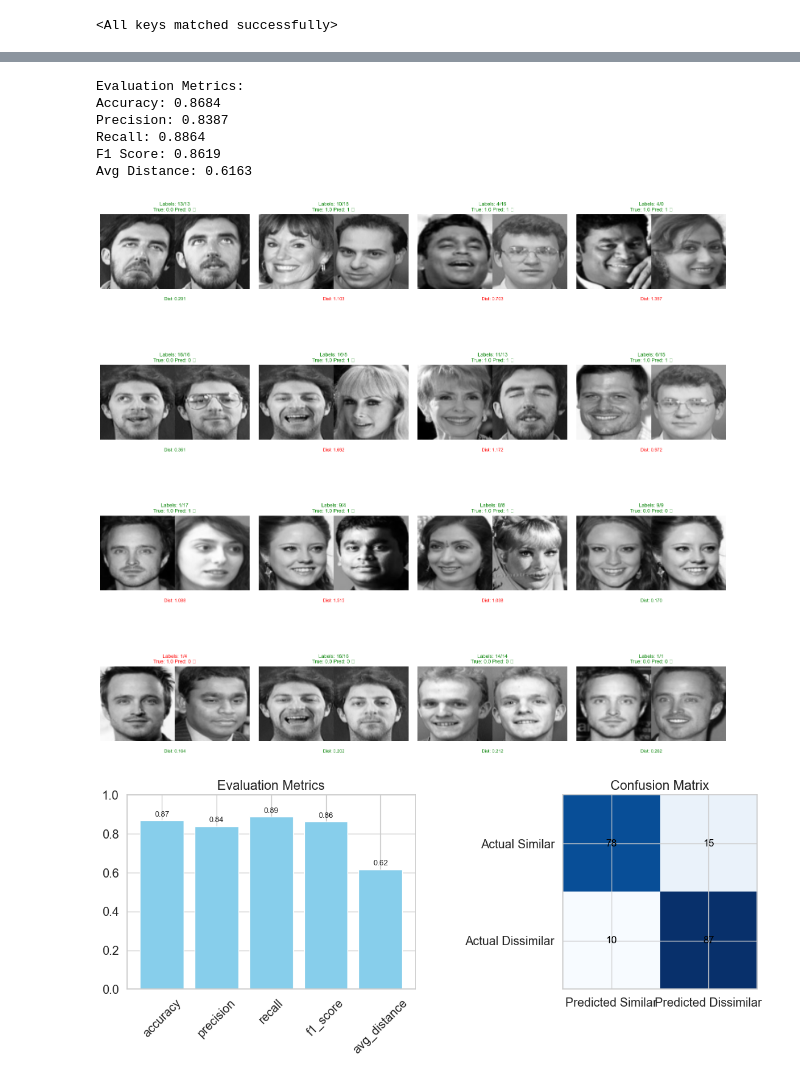
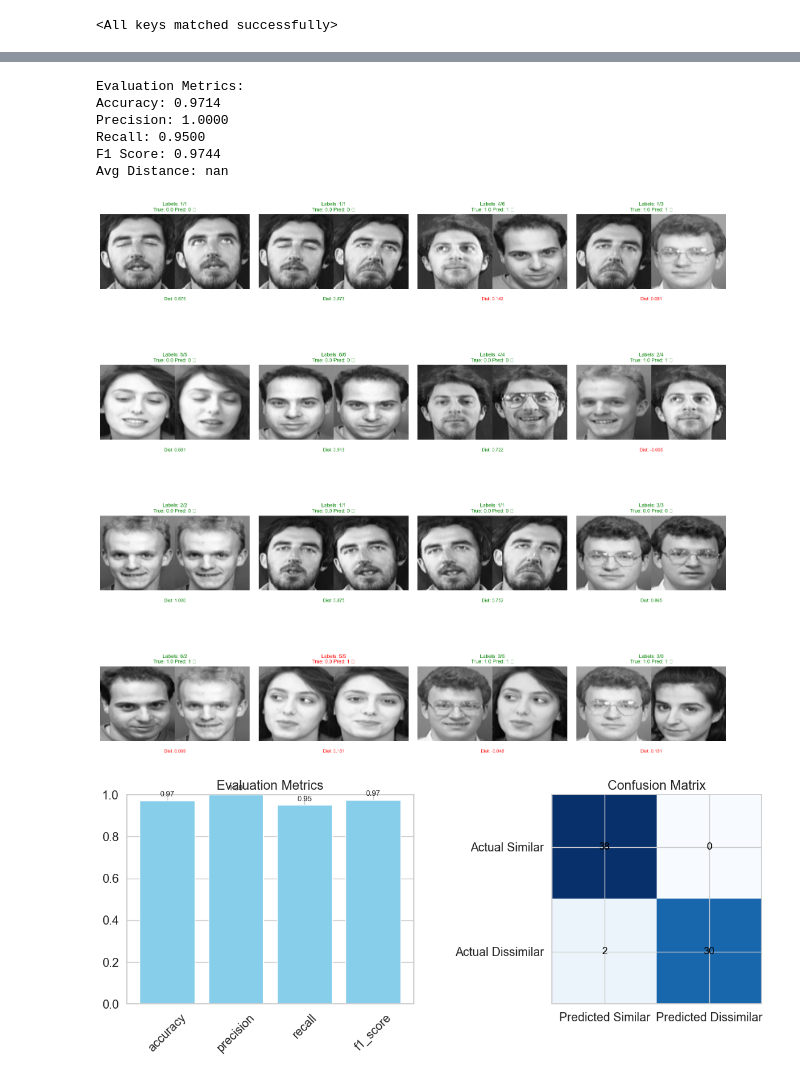
Before and after one commit to armanniaruhi/RAML, a Jupyter notebook: arcface_evaluate.ipynb, the cells around one changed output, grey strips where cells are left out. Saved outputs shown, nothing was run; the diff lists cells and outputs as text; code cells hidden in the pictures.

```diff
--- a/arcface_evaluate.ipynb
+++ b/arcface_evaluate.ipynb
@@ -78,7 +78,7 @@ class SiameseNetworkDataset(Dataset):
 import torch
 import torch.nn as nn
 from torchvision.models import resnet18
-import torch.functional as F
+
 class SiameseNetwork(nn.Module):
     def __init__(self):
         super(SiameseNetwork, self).__init__()
@@ -97,6 +97,8 @@ class SiameseNetwork(nn.Module):
             nn.Linear(1024, 256),
         )
 
+        self.bn = nn.BatchNorm1d(256)
+
     def forward_once(self, x):
         # Forward pass through ResNet18
         output = self.cnn1(x)
@@ -104,19 +106,18 @@ class SiameseNetwork(nn.Module):
         output = output.view(output.size()[0], -1)
         # Forward pass through custom FC layers
         output = self.fc1(output)
+        output = self.bn(output)
         return output
 
     def forward(self, input1, input2):
         # Forward pass for both inputs
         output1 = self.forward_once(input1)
         output2 = self.forward_once(input2)
-        #output1 = F.normalize(output1, p=2, dim=1)
-        #output2 = F.normalize(output2, p=2, dim=1)
         return output1, output2
 # %%
 # Initialize model and load weights
 net = SiameseNetwork().to(DEVICE)
-net.load_state_dict(torch.load("best_model_overall.pt", map_location=DEVICE))
+net.load_state_dict(torch.load("models_histogram/best_model_overall.pt", map_location=DEVICE))
 # %% [output]
 <All keys matched successfully>
 # %%
@@ -188,8 +189,8 @@ for key in class_to_embeddings:
 intra_dists = []
 for emb_list in class_to_embeddings.values():
     for i, j in combinations(range(len(emb_list)), 2):
-        dist = F.pairwise_distance(emb_list[i].unsqueeze(0), emb_list[j].unsqueeze(0))
-        #dist = F.cosine_similarity(emb_list[i].unsqueeze(0), emb_list[j].unsqueeze(0))
+        #dist = F.pairwise_distance(emb_list[i].unsqueeze(0), emb_list[j].unsqueeze(0))
+        dist = F.cosine_similarity(emb_list[i].unsqueeze(0), emb_list[j].unsqueeze(0))
         intra_dists.append(dist.item())
 
 # Compute inter-class distances
@@ -363,17 +365,14 @@ def evaluate_siamese_model(model, dataloader, distance_threshold=0.5):
 
             # Get embeddings and distances
             emb1, emb2 = model(img1, img2)
-            euclidean_dist = F.pairwise_distance(emb1, emb2)
 
             # Convert to numpy
-            euclidean_dist = euclidean_dist.cpu().numpy()
-            #euclidean_dist = F.cosine_similarity(emb1, emb2).cpu().numpy()
+            euclidean_dist = F.cosine_similarity(emb1, emb2).cpu().numpy()
             labels = label.cpu().numpy()
-
             # Update metrics
             for i in range(len(labels)):
                 total_samples += 1
-                pred = 0 if euclidean_dist[i] <= distance_threshold else 1
+                pred = 0 if euclidean_dist[i] >= distance_threshold else 1
                 true_label = labels[i]
 
                 if pred == 0 and true_label == 0:
@@ -384,8 +383,6 @@ def evaluate_siamese_model(model, dataloader, distance_threshold=0.5):
                     true_negatives += 1
                 else:
                     false_negatives += 1
-
-                distances.append(euclidean_dist[i])
 
     # Calculate metrics
     accuracy = (true_positives + true_negatives) / total_samples
@@ -419,9 +416,8 @@ def plot_samples_with_metrics(test_loader, model, n_samples=8, n_cols=4, distanc
 
         # Get embeddings and distance
         emb1, emb2 = get_embeddings(model, img1.to(DEVICE), img2.to(DEVICE))
-        euclid = F.pairwise_distance(emb1, emb2).mean().item()
-        #euclid = F.cosine_similarity(emb1, emb2).mean().item()
-        pred = 0 if euclid <= distance_threshold else 1
+        euclid = F.cosine_similarity(emb1, emb2).item()
+        pred = 0 if euclid >= distance_threshold else 1
 
         # Prepare image
         img1_gray = img1[0].cpu().mean(dim=0, keepdim=True)
@@ -455,39 +451,39 @@ def plot_samples_with_metrics(test_loader, model, n_samples=8, n_cols=4, distanc
             correct = "✓" if pred == true_label else "✗"
             title_color = "green" if correct == "✓" else "red"
 
             ax.set_title(f"Labels: {lbl1}/{lbl2}\nTrue: {true_label} Pred: {pred} {correct}",
                         fontsize=9, color=title_color)
 
             # Distance info
-            dist_color = "green" if euclid <= distance_threshold else "red"
+            dist_color = "green" if euclid >= distance_threshold else "red"
             ax.text(0.5, -0.15, f"Dist: {euclid:.3f}",
                    transform=ax.transAxes, ha='center', fontsize=8, color=dist_color)
         else:
             ax.axis('off')
 
     plt.tight_layout()
     plt.show()
 
 # Example usage
 if __name__ == "__main__":
     # Calculate metrics
     metrics = evaluate_siamese_model(net, test_dataloader)
     print("\nEvaluation Metrics:")
     print(f"Accuracy: {metrics['accuracy']:.4f}")
     print(f"Precision: {metrics['precision']:.4f}")
     print(f"Recall: {metrics['recall']:.4f}")
     print(f"F1 Score: {metrics['f1_score']:.4f}")
     print(f"Avg Distance: {metrics['avg_distance']:.4f}")
 
     # Visualize samples
-    plot_samples_with_metrics(test_dataloader, net, n_samples= 16, distance_threshold=0.5)
+    plot_samples_with_metrics(test_dataloader, net, n_samples= 16, distance_threshold=0.3)
     plot_evaluation_metrics(metrics)
 # %% [output]
 Evaluation Metrics:
-Accuracy: 0.8684
-Precision: 0.8387
-Recall: 0.8864
-F1 Score: 0.8619
-Avg Distance: 0.6163
+Accuracy: 0.9714
+Precision: 1.0000
+Recall: 0.9500
+F1 Score: 0.9744
+Avg Distance: nan
-[figure, old version]
+[figure, new version]
-[figure, old version]
+[figure, new version]
```
Also changed, not shown: parts of 2 cells of this notebook, 3 other files.
